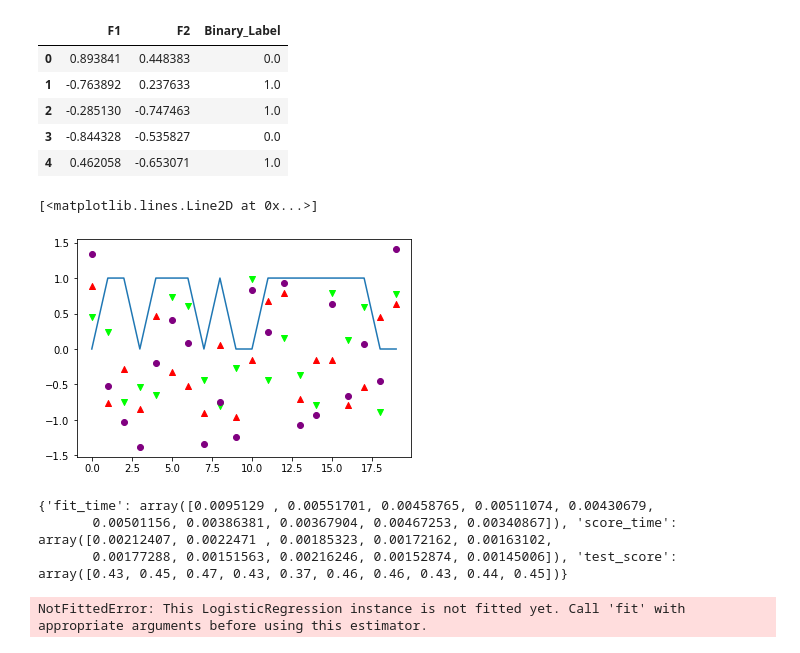
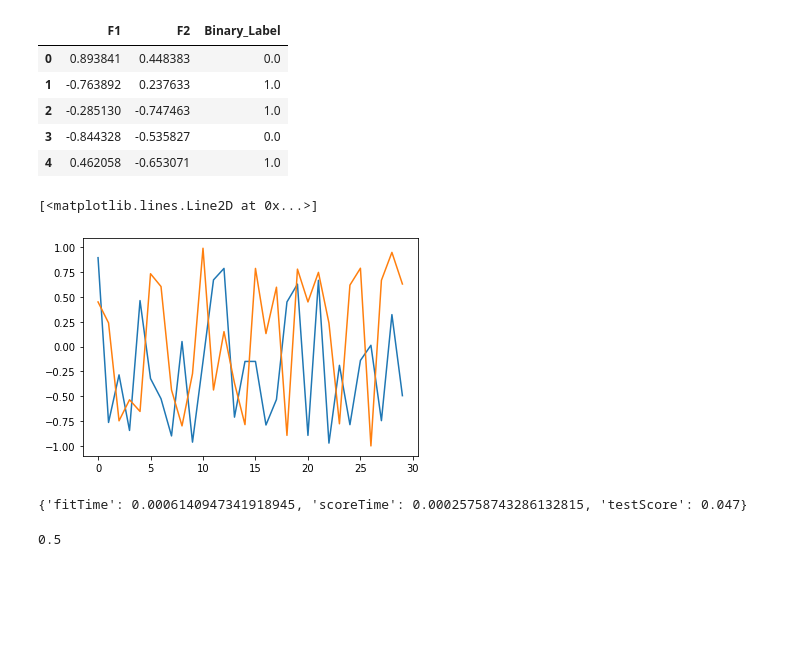
Before and after one commit to JOmarCuenca/CV-2021-Reference, a Jupyter notebook: tarea6/A01378844.ipynb, the cells around one changed output. Saved outputs shown, nothing was run; the diff lists cells and outputs as text; code cells hidden in the pictures; blank space fills up the shorter version.

```diff
--- a/tarea6/A01378844.ipynb
+++ b/tarea6/A01378844.ipynb
@@ -76,29 +94,31 @@ df.head()
 | 3 | -0.844328 | -0.535827 | 0.0 |
 | 4 | 0.462058 | -0.653071 | 1.0 |
 # %%
-subsectionDf = df[:20]
-temp = subsectionDf["F1"] + subsectionDf["F2"]
-
-plt.scatter(subsectionDf.index,subsectionDf["F1"],marker="^",c=["#FF0000"])
-plt.scatter(subsectionDf.index,subsectionDf["F2"],marker="v",c=["#00FF00"])
-plt.scatter(subsectionDf.index,temp,marker="o",c=["#800080"])
-plt.plot(subsectionDf.index,subsectionDf["Binary_Label"])
-# plt.plot(subsectionDf.index,subsectionDf["Binary_Label"],marker="*",c=["#800080"])
+subsection = 30
+indexes = df.index[:subsection]
+plt.plot(indexes,df["F1"][:subsection])
+plt.plot(indexes,df["F2"][:subsection])
 # %% [output]
 [<matplotlib.lines.Line2D at 0x...>]
-[figure, old version]
+[figure, new version]
 # %%
 from sklearn.model_selection import cross_validate
 from sklearn.linear_model import LogisticRegression
 # %%
 logReg = LogisticRegression()
-cv_results = cross_validate(logReg,df[["F1","F2"]],df["Binary_Label"],cv=10)
-print(cv_results)
+cv_results = cross_validate(logReg,df[["F1","F2"]],df["Binary_Label"],cv=10,return_estimator=True)
+# print(cv_results)
+temp = np.where(cv_results["test_score"] == max(cv_results["test_score"]))[0][0]
+bestModel = cv_results["estimator"][temp]
+result = {
+    "fitTime"    : max(cv_results["fit_time"])/len(cv_results["fit_time"]),
+    "scoreTime"  : max(cv_results["score_time"])/len(cv_results["score_time"]),
+    "testScore"  : max(cv_results["test_score"])/len(cv_results["test_score"])
+}
+print(result)
 # %% [output]
-{'fit_time': array([0.0095129 , 0.00551701, 0.00458765, 0.00511074, 0.00430679,
-       0.00501156, 0.00386381, 0.00367904, 0.00467253, 0.00340867]), 'score_time': array([0.00212407, 0.0022471 , 0.00185323, 0.00172162, 0.00163102,
-       0.00177288, 0.00151563, 0.00216246, 0.00152874, 0.00145006]), 'test_score': array([0.43, 0.45, 0.47, 0.43, 0.37, 0.46, 0.46, 0.43, 0.44, 0.45])}
+{'fitTime': 0.0006140947341918945, 'scoreTime': 0.00025758743286132815, 'testScore': 0.047}
 # %%
-logReg.score(df[["F1","F2"]],df["Binary_Label"])
+bestModel.score(df[["F1","F2"]],df["Binary_Label"])
 # %% [output]
-NotFittedError: This LogisticRegression instance is not fitted yet. Call 'fit' with appropriate arguments before using this estimator.
+0.5
```
Also changed, not shown: parts of 6 cells of this notebook.
